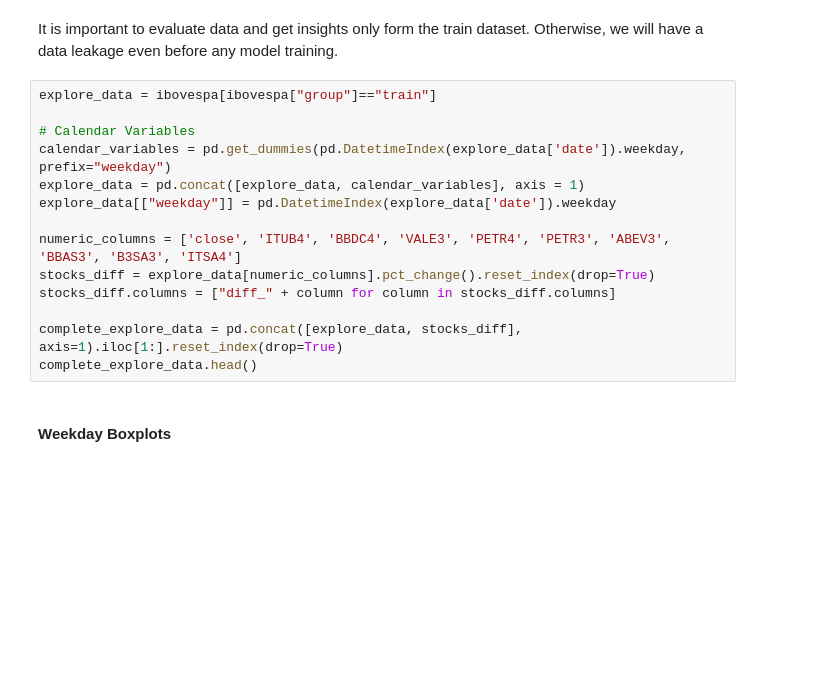
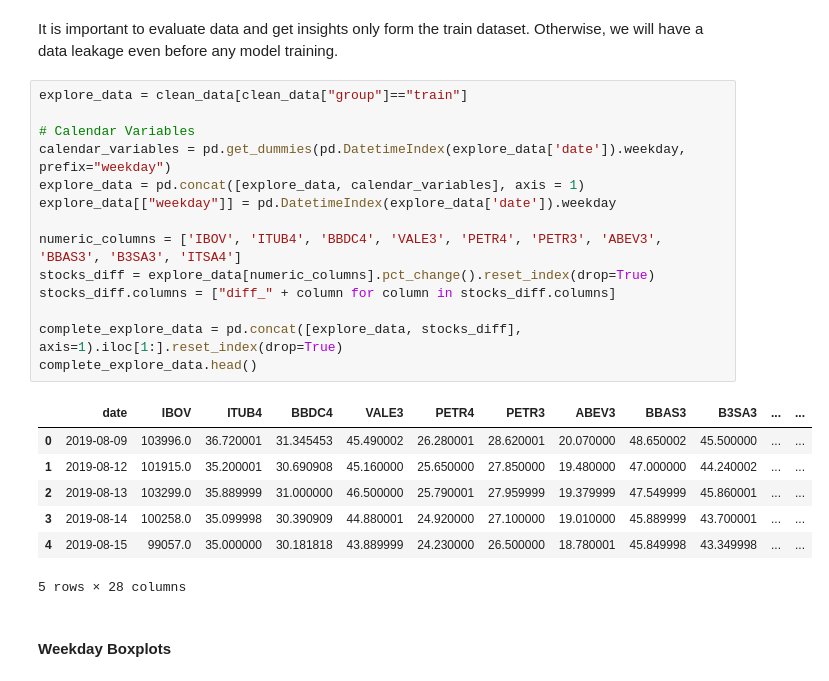
Before and after one commit to adelmofilho/BovespaStockPrediction, a Jupyter notebook: DataExploration.ipynb, the cells around one changed output. Saved outputs shown, nothing was run; the diff lists cells and outputs as text; blank space fills up the shorter version.

```diff
--- a/DataExploration.ipynb
+++ b/DataExploration.ipynb
@@ -106,19 +46,27 @@ ibovespa = pd.read_csv(os.path.join(data_dir, filename))
 # %% [markdown]
 It is important to evaluate data and get insights only form the train dataset. Otherwise, we will have a data leakage even before any model training.
 # %%
-explore_data = ibovespa[ibovespa["group"]=="train"]
+explore_data = clean_data[clean_data["group"]=="train"]
 
 # Calendar Variables
 calendar_variables = pd.get_dummies(pd.DatetimeIndex(explore_data['date']).weekday, prefix="weekday")
 explore_data = pd.concat([explore_data, calendar_variables], axis = 1)
 explore_data[["weekday"]] = pd.DatetimeIndex(explore_data['date']).weekday
 
-numeric_columns = ['close', 'ITUB4', 'BBDC4', 'VALE3', 'PETR4', 'PETR3', 'ABEV3', 'BBAS3', 'B3SA3', 'ITSA4']
+numeric_columns = ['IBOV', 'ITUB4', 'BBDC4', 'VALE3', 'PETR4', 'PETR3', 'ABEV3', 'BBAS3', 'B3SA3', 'ITSA4']
 stocks_diff = explore_data[numeric_columns].pct_change().reset_index(drop=True)
 stocks_diff.columns = ["diff_" + column for column in stocks_diff.columns]
 
 complete_explore_data = pd.concat([explore_data, stocks_diff], axis=1).iloc[1:].reset_index(drop=True)
 complete_explore_data.head()
+# %% [output]
+|  | date | IBOV | ITUB4 | BBDC4 | VALE3 | PETR4 | PETR3 | ABEV3 | BBAS3 | B3SA3 | ... | ... |
+| 0 | 2019-08-09 | 103996.0 | 36.720001 | 31.345453 | 45.490002 | 26.280001 | 28.620001 | 20.070000 | 48.650002 | 45.500000 | ... | ... |
+| 1 | 2019-08-12 | 101915.0 | 35.200001 | 30.690908 | 45.160000 | 25.650000 | 27.850000 | 19.480000 | 47.000000 | 44.240002 | ... | ... |
+| 2 | 2019-08-13 | 103299.0 | 35.889999 | 31.000000 | 46.500000 | 25.790001 | 27.959999 | 19.379999 | 47.549999 | 45.860001 | ... | ... |
+| 3 | 2019-08-14 | 100258.0 | 35.099998 | 30.390909 | 44.880001 | 24.920000 | 27.100000 | 19.010000 | 45.889999 | 43.700001 | ... | ... |
+| 4 | 2019-08-15 | 99057.0 | 35.000000 | 30.181818 | 43.889999 | 24.230000 | 26.500000 | 18.780001 | 45.849998 | 43.349998 | ... | ... |
+5 rows × 28 columns
 # %% [markdown]
 #### Weekday Boxplots
 # %%
```
Also changed, not shown: parts of 52 cells of this notebook, 3 other files.
